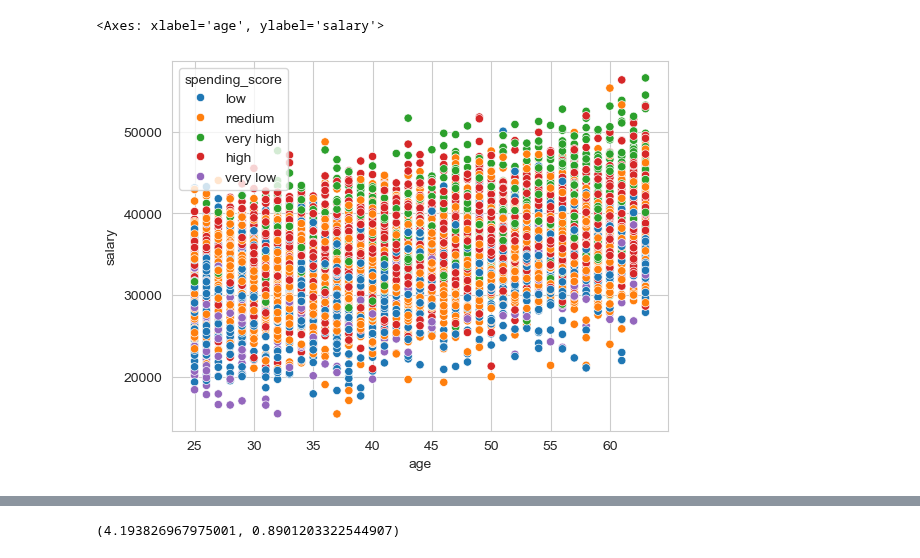
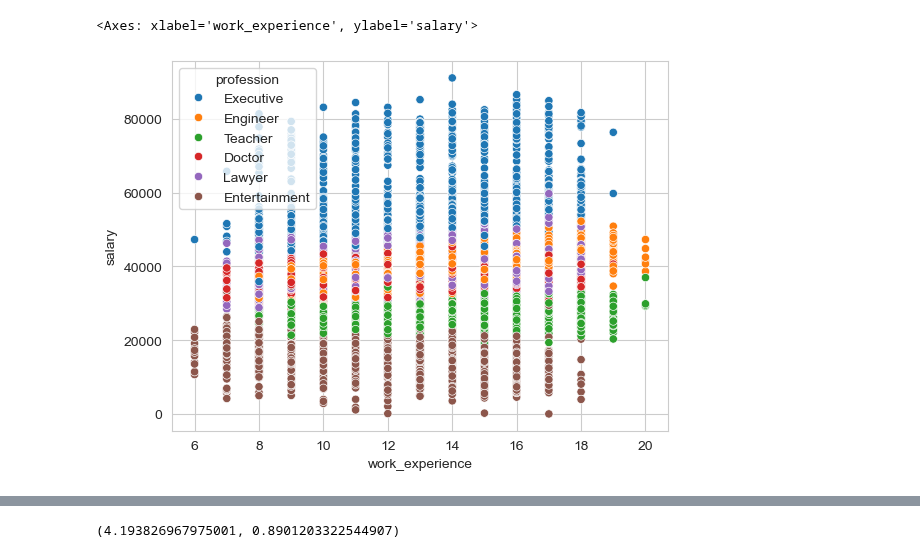
Before and after one commit to Martain24/TFM, a Jupyter notebook: primer_dataset/train_MV.ipynb, the cells around one changed output, grey strips where cells are left out. Cells and saved outputs as stored; diff of their text form; code cells hidden in the pictures.

```diff
--- a/primer_dataset/train_MV.ipynb
+++ b/primer_dataset/train_MV.ipynb
@@ -240,6 +229,6 @@ data
 8000 rows × 9 columns
 # %%
-sns.scatterplot(x=data["age"], y=data["salary"], hue=data["spending_score"])
+sns.scatterplot(x=data["work_experience"], y=data["salary"], hue=data["profession"])
 # %% [output]
-<Axes: xlabel='age', ylabel='salary'>
+<Axes: xlabel='work_experience', ylabel='salary'>
-[figure, old version]
+[figure, new version]
```
Also changed, not shown: parts of 13 cells of this notebook.
